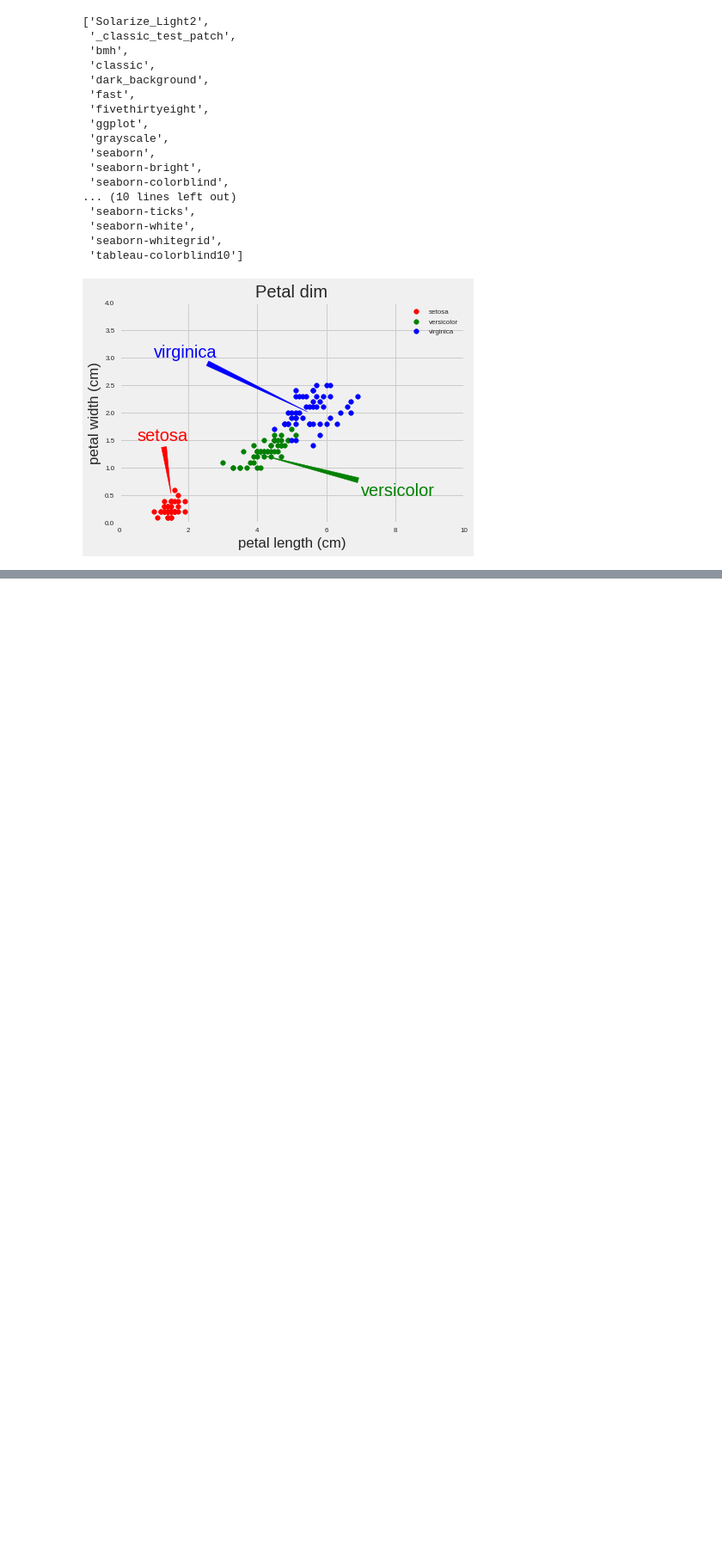
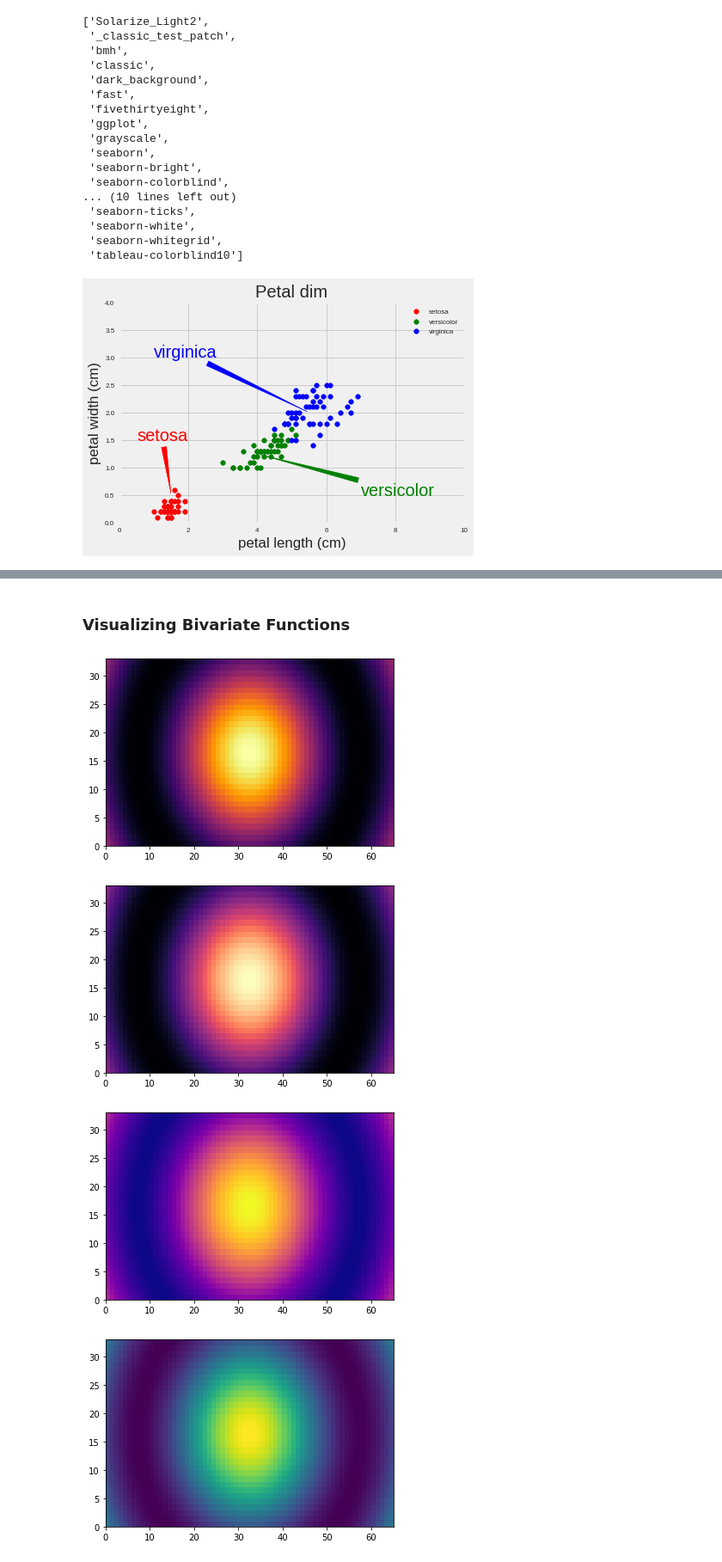
Before and after one commit to SmilodonCub/DATA602, a Jupyter notebook: IntDataVisualizationPython_Notes.ipynb, the cells around one changed output, grey strips where cells are left out. Shown at 86% size. Drawn from its saved outputs; the diff is of its cells as text; code cells hidden in the pictures; blank space fills up the shorter version.

```diff
--- a/IntDataVisualizationPython_Notes.ipynb
+++ b/IntDataVisualizationPython_Notes.ipynb
@@ -552,0 +618,21 @@ plt.show()
+# %% [markdown]
+### Visualizing Bivariate Functions
+# %%
+u = np.linspace( -2,2,65 )
+v = np.linspace( -1,1,33 )
+X,Y = np.meshgrid( u,v )
+
+Z = np.cos(2*np.sqrt(X**2 + Y**2))
+
+
+colormaps = [ 'inferno', 'magma', 'plasma', 'viridis' ]
+for colormap in list( range( 4 ) ):
+    #plt.plot( 4colormap+1 )
+    plt.set_cmap( colormaps[ colormap ] )
+    plt.pcolor( Z )
+    plt.show()
+# %% [output]
+[figure, added]
+[figure, added]
+[figure, added]
+[figure, added]
```
Also changed, not shown: parts of 15 cells of this notebook.
